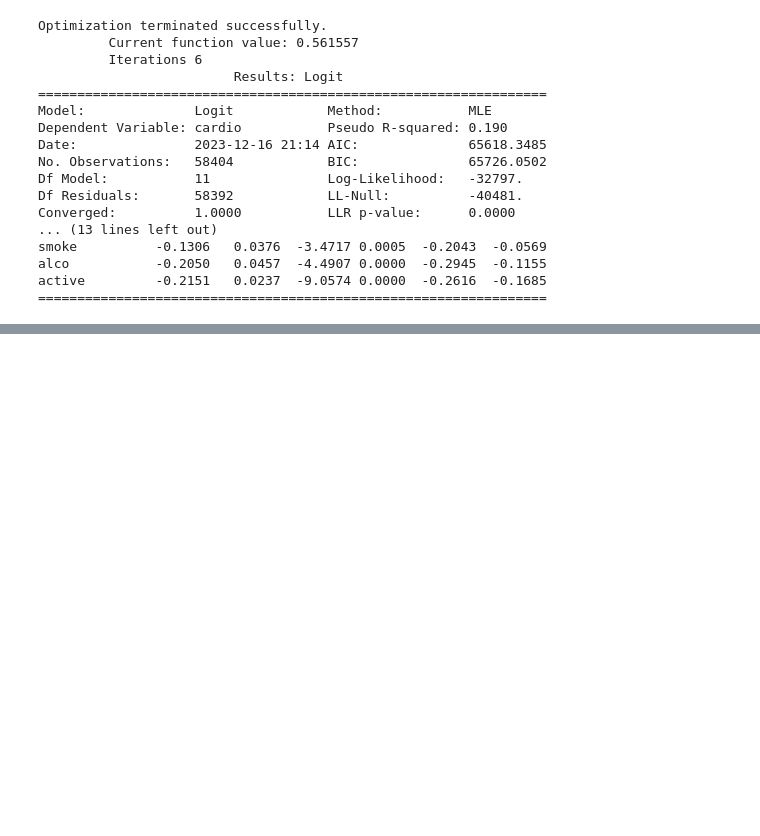
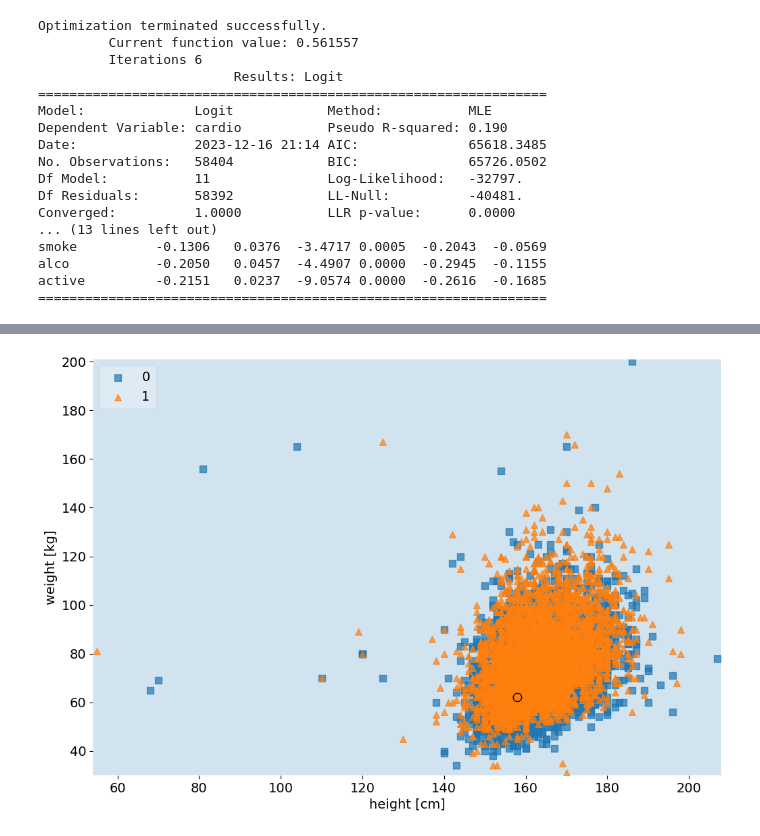
Before and after one commit to Schmidl-DS-Practice/vdsmlStarterLib, a Jupyter notebook: interpretableMLWpython/chapter2/cvd.ipynb, the cells around one changed output, grey strips where cells are left out. Drawn from its saved outputs; the diff is of its cells as text; code cells hidden in the pictures; blank space fills up the shorter version.

```diff
--- a/interpretableMLWpython/chapter2/cvd.ipynb
+++ b/interpretableMLWpython/chapter2/cvd.ipynb
@@ -84,0 +193,7 @@ active         -0.2151   0.0237  -9.0574 0.0000  -0.2616  -0.1685
+# %%
+fig, ax = plt.subplots(1,1, figsize=(12,8))
+mldatasets.create_decision_plot(X_test, y_test, log_result, [3, 4], ['height [cm]', 'weight [kg]'],
+                                X_highlight, filler_feature_values, filler_feature_ranges, ax=ax)
+plt.show()
+# %% [output]
+[figure, added]
```
Also changed, not shown: parts of 9 cells of this notebook.
